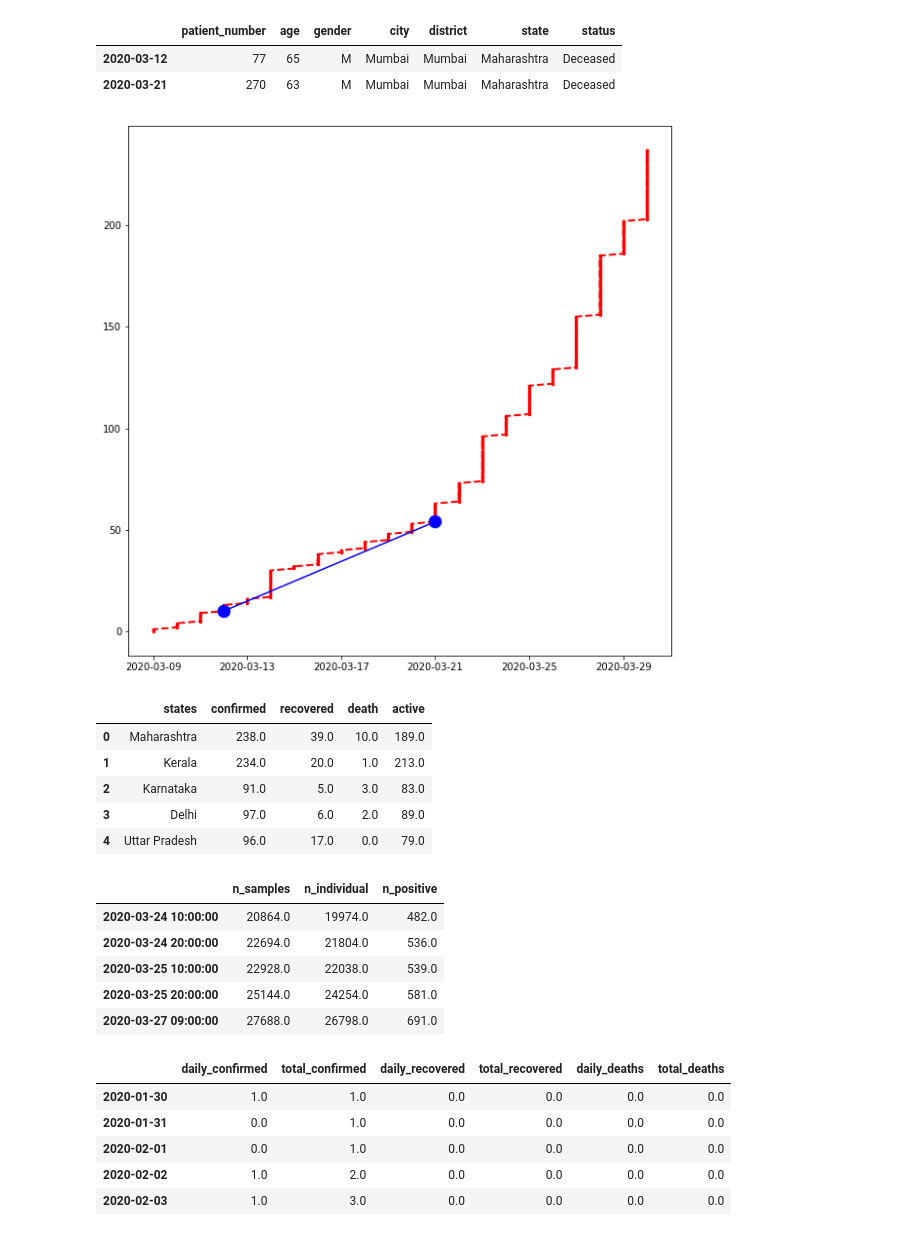
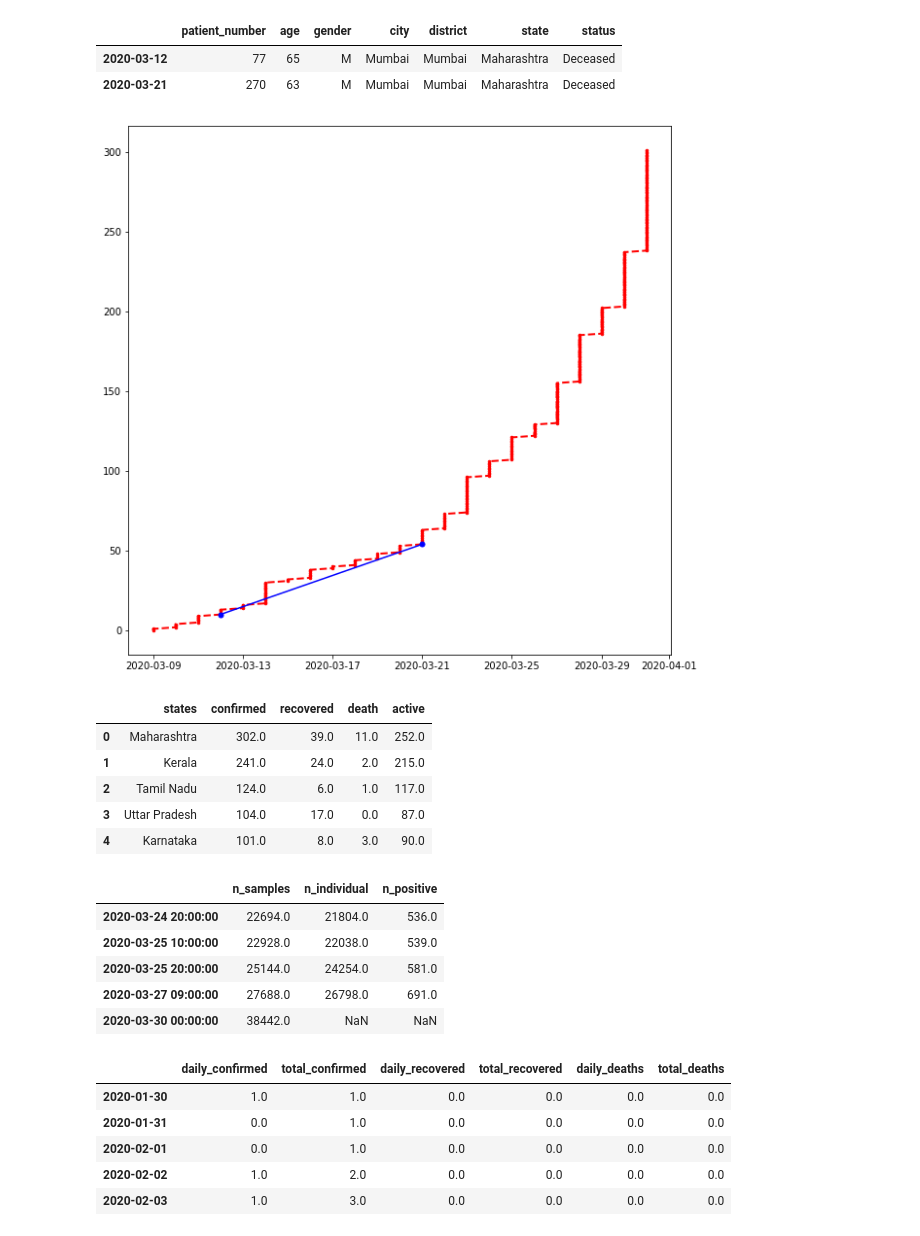
Before and after one commit to ahmadryan/covid19, a Jupyter notebook: coronavirus_quick_model2.ipynb, the cells around one changed output. Saved outputs shown, nothing was run; the diff lists cells and outputs as text; code cells hidden in the pictures.

```diff
--- a/coronavirus_quick_model2.ipynb
+++ b/coronavirus_quick_model2.ipynb
@@ -98,36 +81,38 @@ dfn[dfn.status=='Deceased']
 # %%
 plt.figure(figsize=(10, 10))
 plt.plot( dfn.index, dfn.patient_number, 'r.', ms=5, ls='--', lw=2)
-plt.plot( dfn[dfn.status=='Deceased'].index, dfn[dfn.status=='Deceased'].patient_number, 'b.', ms=25, ls=None)
+plt.plot( dfn[dfn.status=='Deceased'].index, dfn[dfn.status=='Deceased'].patient_number, color='b', marker='o', ms=5, ls=None, lw=None)
 plt.yscale('linear')
 # %% [output]
-[figure, old version]
+[figure, new version]
 # %%
 # Statewise data
 
 df_sw = pd.DataFrame( )
-ind = 1
+ind = 2
 df_sw['states'] = india_data[ind]['Unnamed: 1'][3:].values
 df_sw['confirmed'] = india_data[ind]['Unnamed: 3'][3:].values
 df_sw['recovered'] = india_data[ind]['Unnamed: 4'][3:].values
 df_sw['death'] = india_data[ind]['Unnamed: 5'][3:].values
 df_sw['active'] = india_data[ind]['Unnamed: 6'][3:].values
 
+df_sw.dropna(how='all', axis=0, inplace=True)
+
 for col in df_sw.columns[1:] :
     df_sw[col] = df_sw[col].astype(float)
 
 df_sw.head()
 # %% [output]
 |  | states | confirmed | recovered | death | active |
-| 0 | Maharashtra | 238.0 | 39.0 | 10.0 | 189.0 |
-| 1 | Kerala | 234.0 | 20.0 | 1.0 | 213.0 |
-| 2 | Karnataka | 91.0 | 5.0 | 3.0 | 83.0 |
-| 3 | Delhi | 97.0 | 6.0 | 2.0 | 89.0 |
-| 4 | Uttar Pradesh | 96.0 | 17.0 | 0.0 | 79.0 |
+| 0 | Maharashtra | 302.0 | 39.0 | 11.0 | 252.0 |
+| 1 | Kerala | 241.0 | 24.0 | 2.0 | 215.0 |
+| 2 | Tamil Nadu | 124.0 | 6.0 | 1.0 | 117.0 |
+| 3 | Uttar Pradesh | 104.0 | 17.0 | 0.0 | 87.0 |
+| 4 | Karnataka | 101.0 | 8.0 | 3.0 | 90.0 |
 # %%
 # Data related to total tests in the country
 
-index = 4
+index = 5
 dates = india_data[index]['Unnamed: 1'][1:].values
 dates = pd.to_datetime(dates, dayfirst=True)
 
@@ -137,7 +122,7 @@ df_tt['n_samples'] = india_data[index]['Unnamed: 2'][1:].values
 df_tt['n_individual'] = india_data[index]['Unnamed: 3'][1:].values
 df_tt['n_positive'] = india_data[index]['Unnamed: 4'][1:].values
 
-df_tt.dropna(inplace=True)
+df_tt.dropna(how='all', axis=0, inplace=True)
 
 for col in df_tt.columns :
     df_tt[col] = df_tt[col].astype(float)
@@ -145,11 +130,11 @@ for col in df_tt.columns :
 df_tt.tail()
 # %% [output]
 |  | n_samples | n_individual | n_positive |
-| 2020-03-24 10:00:00 | 20864.0 | 19974.0 | 482.0 |
 | 2020-03-24 20:00:00 | 22694.0 | 21804.0 | 536.0 |
 | 2020-03-25 10:00:00 | 22928.0 | 22038.0 | 539.0 |
 | 2020-03-25 20:00:00 | 25144.0 | 24254.0 | 581.0 |
 | 2020-03-27 09:00:00 | 27688.0 | 26798.0 | 691.0 |
+| 2020-03-30 00:00:00 | 38442.0 | NaN | NaN |
 # %%
 # Time series of the data
 
```
Also changed, not shown: parts of 35 cells of this notebook.
